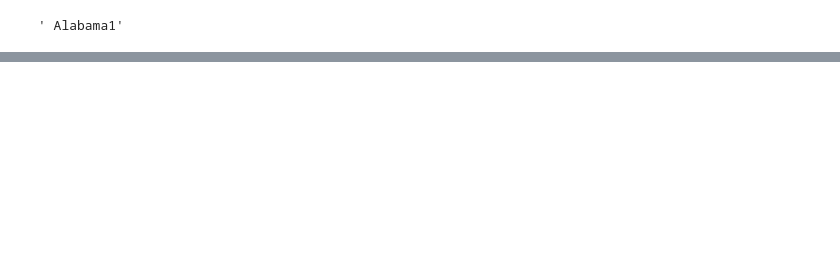
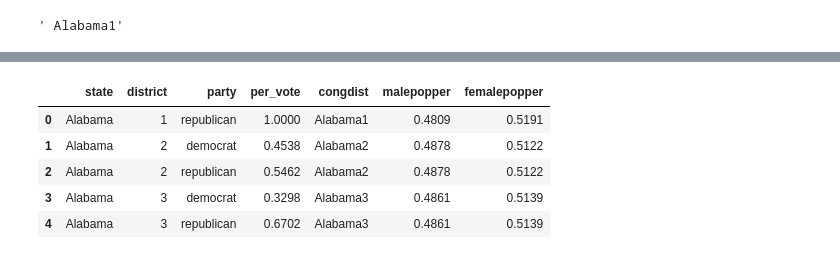
Before and after one commit to scbronder/state_predictor, a Jupyter notebook: mod2.ipynb, the cells around one changed output, grey strips where cells are left out. Cells and saved outputs as stored; diff of their text form; code cells hidden in the pictures; blank space fills up the shorter version.

```diff
--- a/mod2.ipynb
+++ b/mod2.ipynb
@@ -227,0 +294,6 @@ femal_pop = df3['HC03_EST_VC01']
+# %%
+pop_list = list(zip(state_num(), total_pop, male_pop, female_pop, round(male_pop/total_pop,4), round(female_pop/total_pop,4)))
+# %%
+df_pop = pd.DataFrame(pop_list, columns=['congdist','totalpop','malepop','femalepop','malepopper','femalepopper'])
+# %%
+df_s_and_p = df_pop.drop(['totalpop', 'malepop', 'femalepop'], axis=1)
@@ -227,0 +309,12 @@ femal_pop = df3['HC03_EST_VC01']
+# %%
+df_state_and_pop = pd.merge(df2_final, df_s_and_p, on=['congdist'], how='inner')
+# pd.merge(bas_sort, bp_sort, on=[0], how='inner')
+# %%
+df_state_and_pop.head()
+# %% [output]
+|  | state | district | party | per_vote | congdist | malepopper | femalepopper |
+| 0 | Alabama | 1 | republican | 1.0000 | Alabama1 | 0.4809 | 0.5191 |
+| 1 | Alabama | 2 | democrat | 0.4538 | Alabama2 | 0.4878 | 0.5122 |
+| 2 | Alabama | 2 | republican | 0.5462 | Alabama2 | 0.4878 | 0.5122 |
+| 3 | Alabama | 3 | democrat | 0.3298 | Alabama3 | 0.4861 | 0.5139 |
+| 4 | Alabama | 3 | republican | 0.6702 | Alabama3 | 0.4861 | 0.5139 |
```
Also changed, not shown: parts of 28 cells of this notebook.
